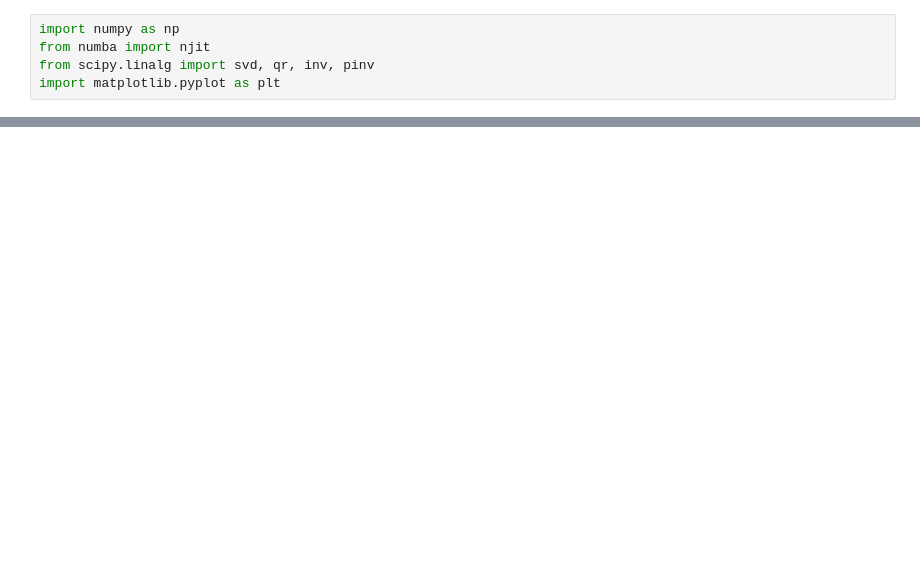
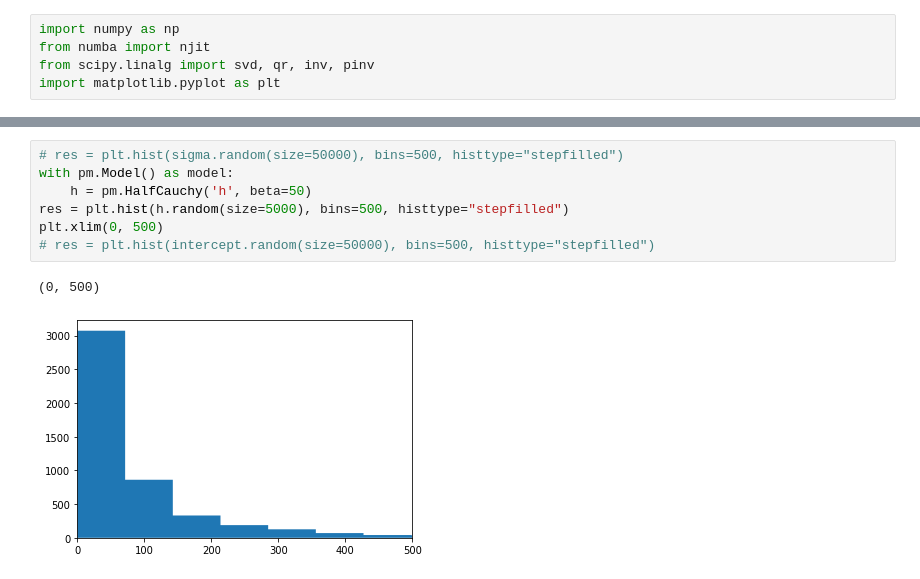
Before and after one commit to dmadea/Jupyter-Tutorials, a Jupyter notebook: MCMC/pymc3.ipynb, the cells around one changed output, grey strips where cells are left out. Cells and saved outputs as stored; diff of their text form; blank space fills up the shorter version.

```diff
--- a/MCMC/pymc3.ipynb
+++ b/MCMC/pymc3.ipynb
@@ -30,0 +50,10 @@ plt.plot(x, y, 'o')
+# %%
+# res = plt.hist(sigma.random(size=50000), bins=500, histtype="stepfilled")
+with pm.Model() as model:
+    h = pm.HalfCauchy('h', beta=50)
+res = plt.hist(h.random(size=5000), bins=500, histtype="stepfilled")
+plt.xlim(0, 500)
+# res = plt.hist(intercept.random(size=50000), bins=500, histtype="stepfilled")
+# %% [output]
+(0, 500)
+[figure, added]
```
Also changed, not shown: parts of 10 cells of this notebook.
